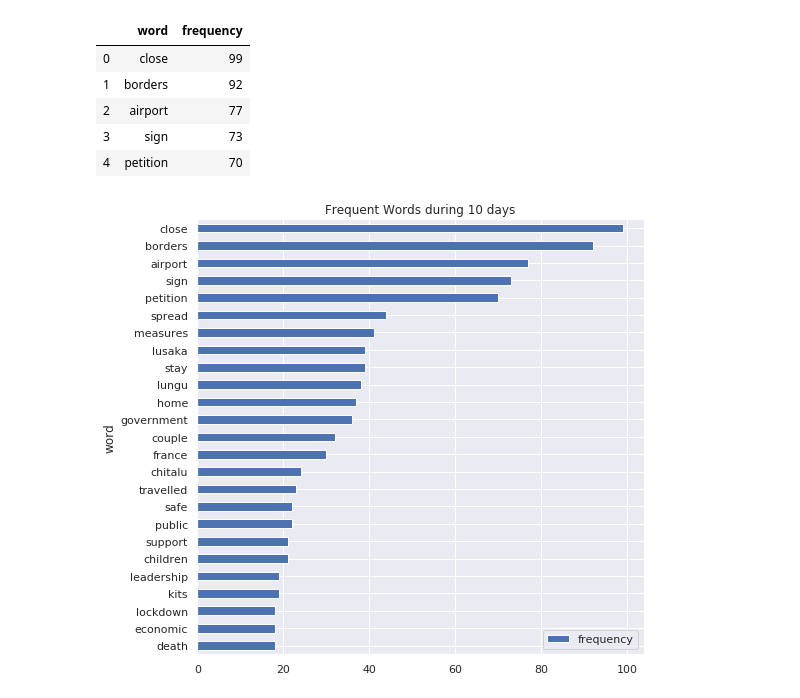
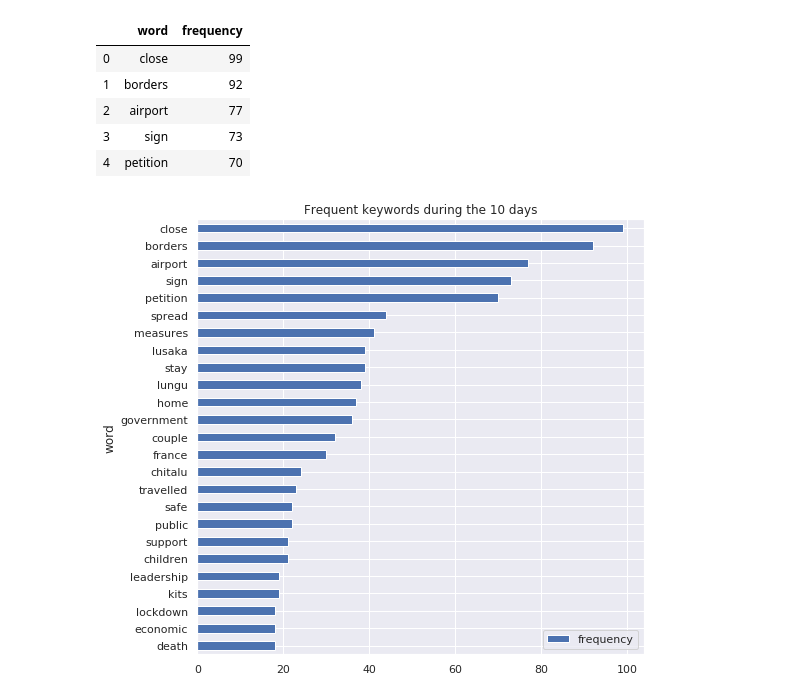
Before and after one commit to ayamlearning/COVID19_Sentiment_Analysis, a Jupyter notebook: EDA_Part_2.ipynb, the cells around one changed output. Cells and saved outputs as stored; diff of their text form; code cells hidden in the pictures.

```diff
--- a/EDA_Part_2.ipynb
+++ b/EDA_Part_2.ipynb
@@ -68,10 +93,12 @@ df_freq.head()
 | 3 | sign | 73 |
 | 4 | petition | 70 |
 # %%
+#Finally we plot the
+
 fig,ax=plt.subplots(figsize=(8,8))
 
 df_freq.sort_values(by='frequency').plot.barh(x="word",y="frequency",ax=ax)
-ax.set_title("Frequent Words during 10 days")
+ax.set_title("Frequent keywords during the 10 days")
 plt.show()
 # %% [output]
-[figure, old version]
+[figure, new version]
```
Also changed, not shown: parts of 6 cells of this notebook.
